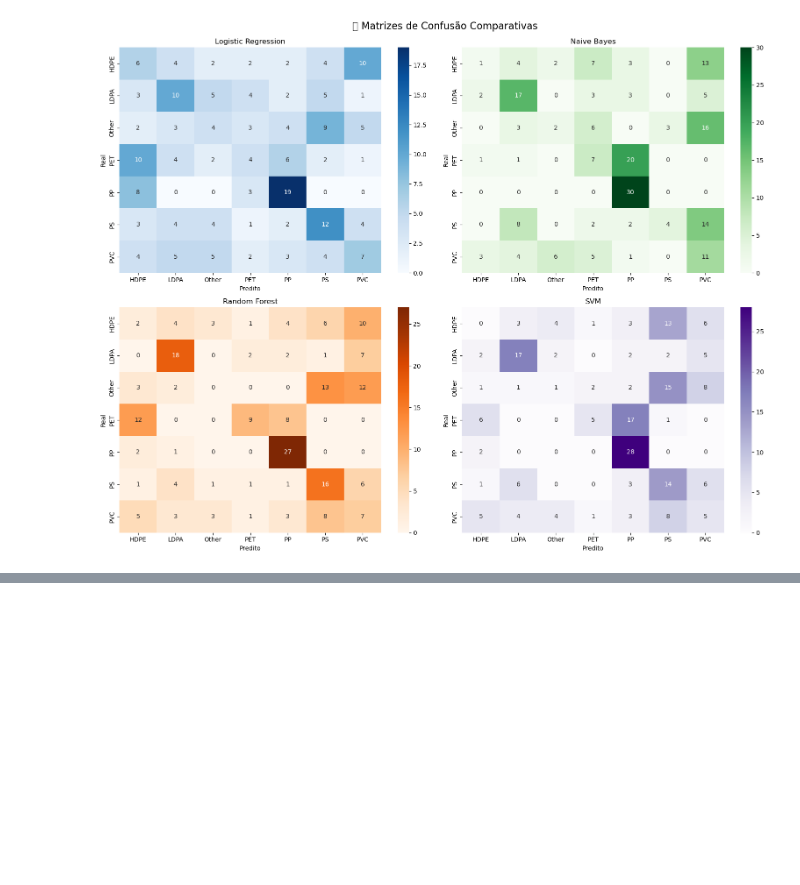
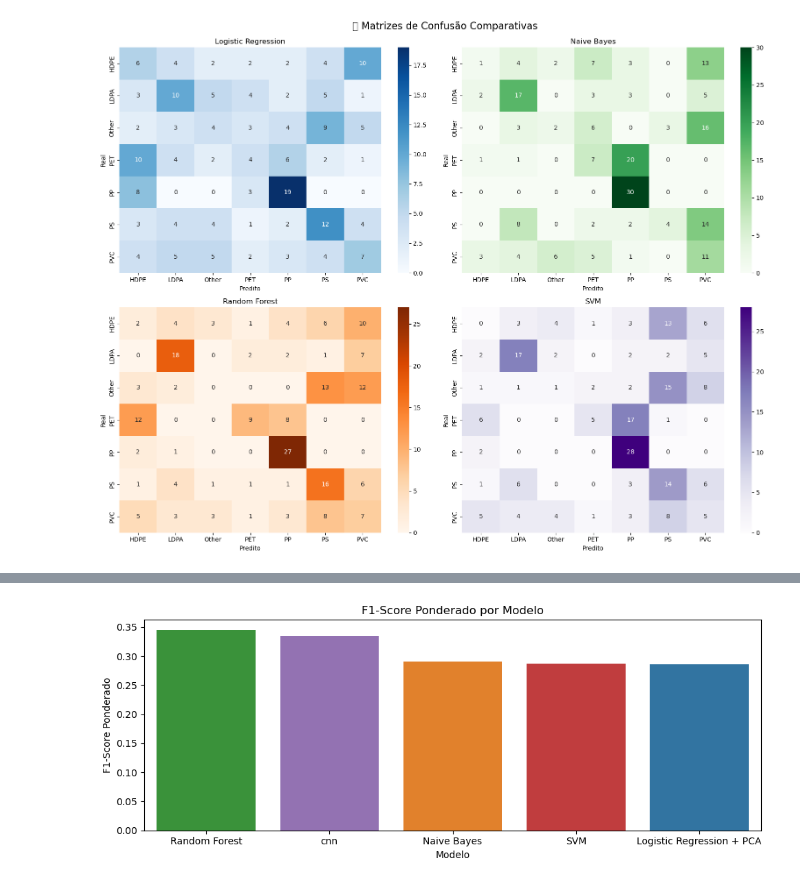
Before and after one commit to Graciliana/classificacao_plastico, a Jupyter notebook: models/model_comparison.ipynb, the cells around one changed output, grey strips where cells are left out. Cells and saved outputs as stored; diff of their text form; code cells hidden in the pictures; blank space fills up the shorter version.

```diff
--- a/models/model_comparison.ipynb
+++ b/models/model_comparison.ipynb
@@ -436,0 +526,13 @@ plt.show()
+# %%
+order = results.sort_values("f1_score_weighted", ascending=False)["model"]
+
+plt.figure(figsize=(10, 4))
+sns.barplot(data=results, x="model", y="f1_score_weighted", order=order, palette=modelo_cores)
+plt.title("F1-Score Ponderado por Modelo")
+plt.ylabel("F1-Score Ponderado")
+plt.xlabel("Modelo")
+plt.xticks(rotation=0)
+plt.tight_layout()
+plt.show()
+# %% [output]
+[figure, added]
```
Also changed, not shown: parts of 17 cells of this notebook, 4 other files.
